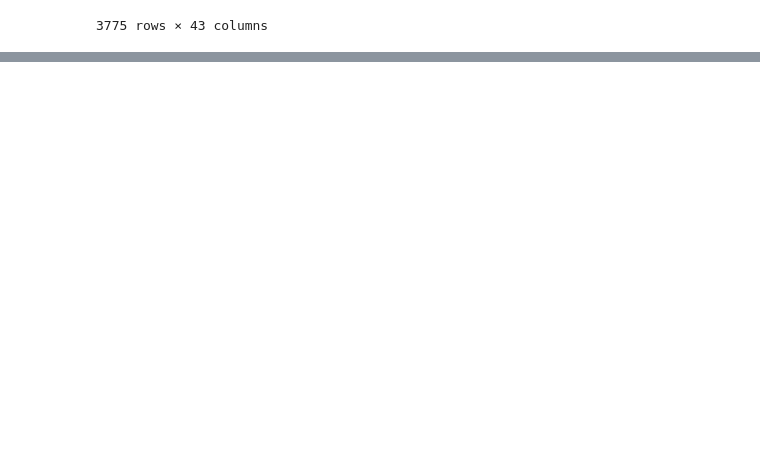
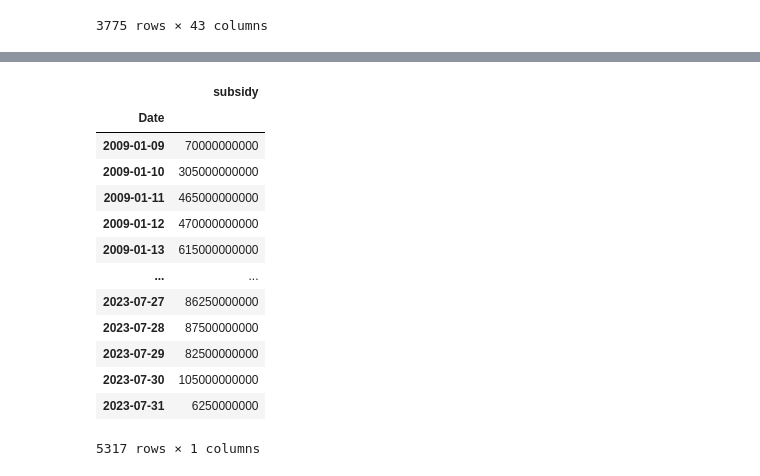
Before and after one commit to Moises-mfg/Analise-exploratoria-blockchain-Bitcoin, a Jupyter notebook: svar_bitcoin.ipynb, the cells around one changed output, grey strips where cells are left out. Cells and saved outputs as stored; diff of their text form; code cells hidden in the pictures; blank space fills up the shorter version.

```diff
--- a/svar_bitcoin.ipynb
+++ b/svar_bitcoin.ipynb
@@ -89,0 +115,20 @@ df_blockstats_daily_mean
+# %%
+subsidy_daily_sum = df_blockstats_daily["subsidy"].groupby(df_blockstats_daily["Date"]).sum()
+subsidy_daily_sum = pd.DataFrame(subsidy_daily_sum)
+subsidy_daily_sum.columns = ["subsidy"]
+subsidy_daily_sum
+# %% [output]
+|  | subsidy |
+| Date |  |
+| 2009-01-09 | 70000000000 |
+| 2009-01-10 | 305000000000 |
+| 2009-01-11 | 465000000000 |
+| 2009-01-12 | 470000000000 |
+| 2009-01-13 | 615000000000 |
+| ... | ... |
+| 2023-07-27 | 86250000000 |
+| 2023-07-28 | 87500000000 |
+| 2023-07-29 | 82500000000 |
+| 2023-07-30 | 105000000000 |
+| 2023-07-31 | 6250000000 |
+5317 rows × 1 columns
```
Also changed, not shown: parts of 8 cells of this notebook.
